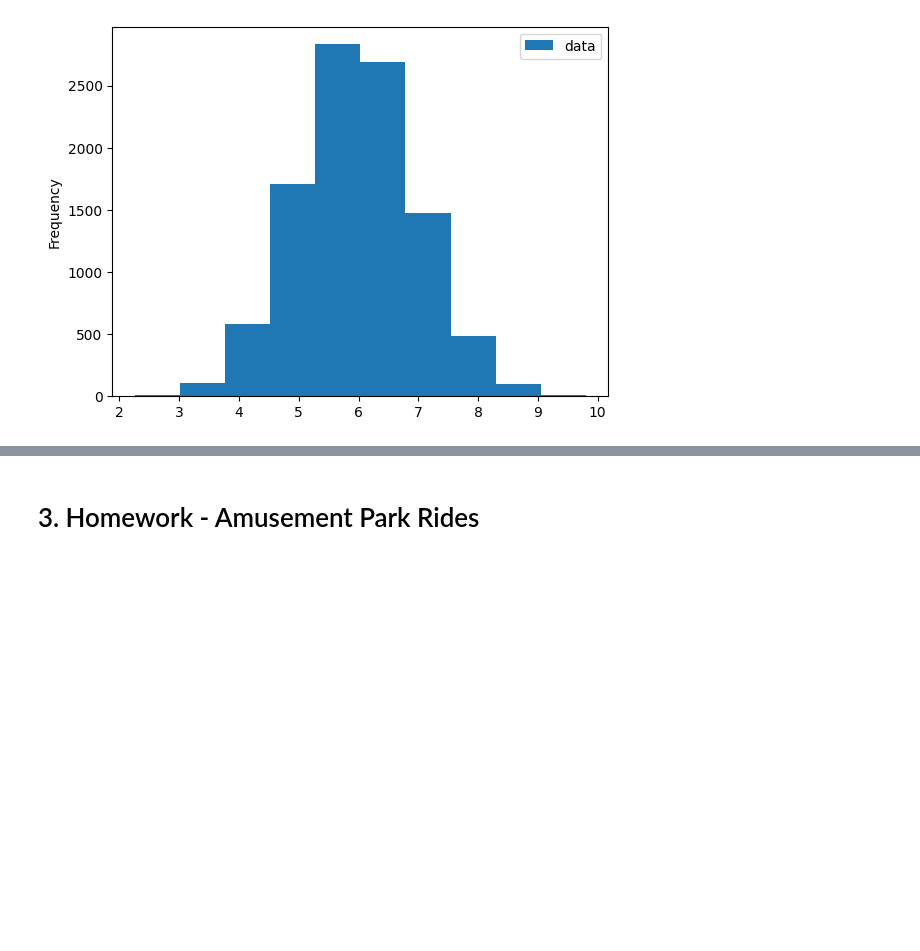
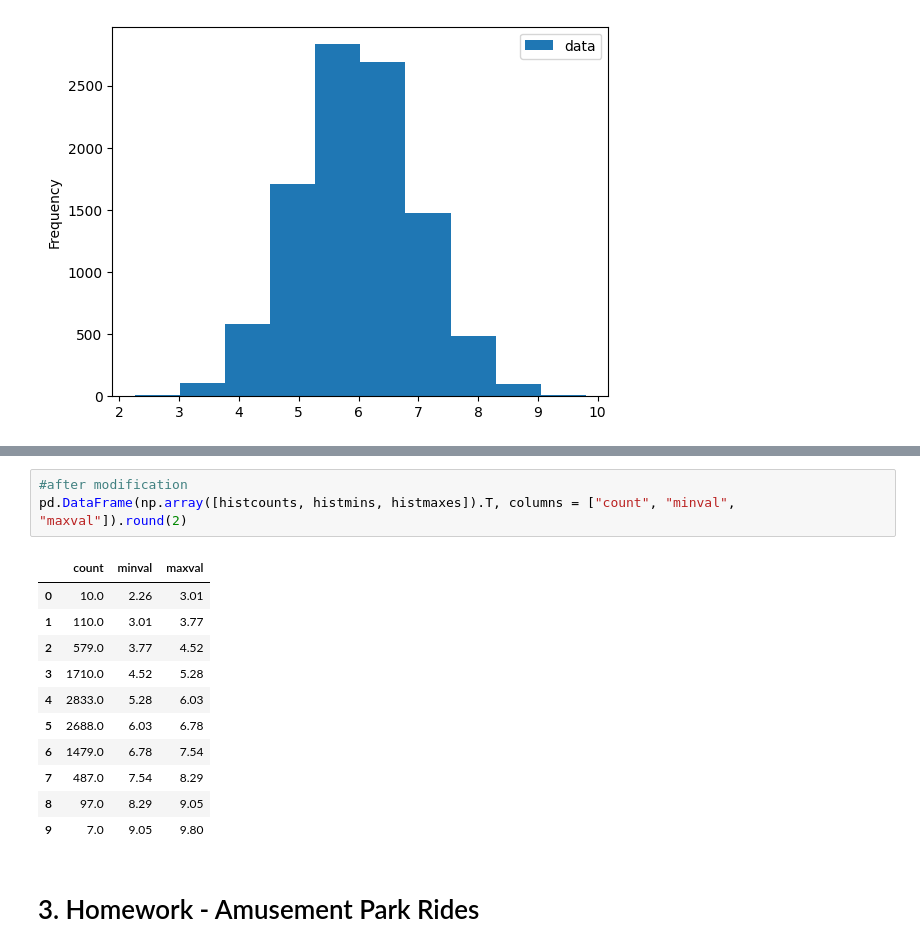
Before and after one commit to Jbaner/Module-B-semester-2, a Jupyter notebook: Week3.ipynb, the cells around one changed output, grey strips where cells are left out. Cells and saved outputs as stored; diff of their text form; blank space fills up the shorter version.

```diff
--- a/Week3.ipynb
+++ b/Week3.ipynb
@@ -155,3 +164,18 @@ Histogram:
+# %%
+#after modification
+pd.DataFrame(np.array([histcounts, histmins, histmaxes]).T, columns = ["count", "minval", "maxval"]).round(2)
+# %% [output]
+|  | count | minval | maxval |
+| 0 | 10.0 | 2.26 | 3.01 |
+| 1 | 110.0 | 3.01 | 3.77 |
+| 2 | 579.0 | 3.77 | 4.52 |
+| 3 | 1710.0 | 4.52 | 5.28 |
+| 4 | 2833.0 | 5.28 | 6.03 |
+| 5 | 2688.0 | 6.03 | 6.78 |
+| 6 | 1479.0 | 6.78 | 7.54 |
+| 7 | 487.0 | 7.54 | 8.29 |
+| 8 | 97.0 | 8.29 | 9.05 |
+| 9 | 7.0 | 9.05 | 9.80 |
 # %% [markdown]
 # 3. Homework - Amusement Park Rides
 # %% [markdown]
```
Also changed, not shown: parts of 8 cells of this notebook.
